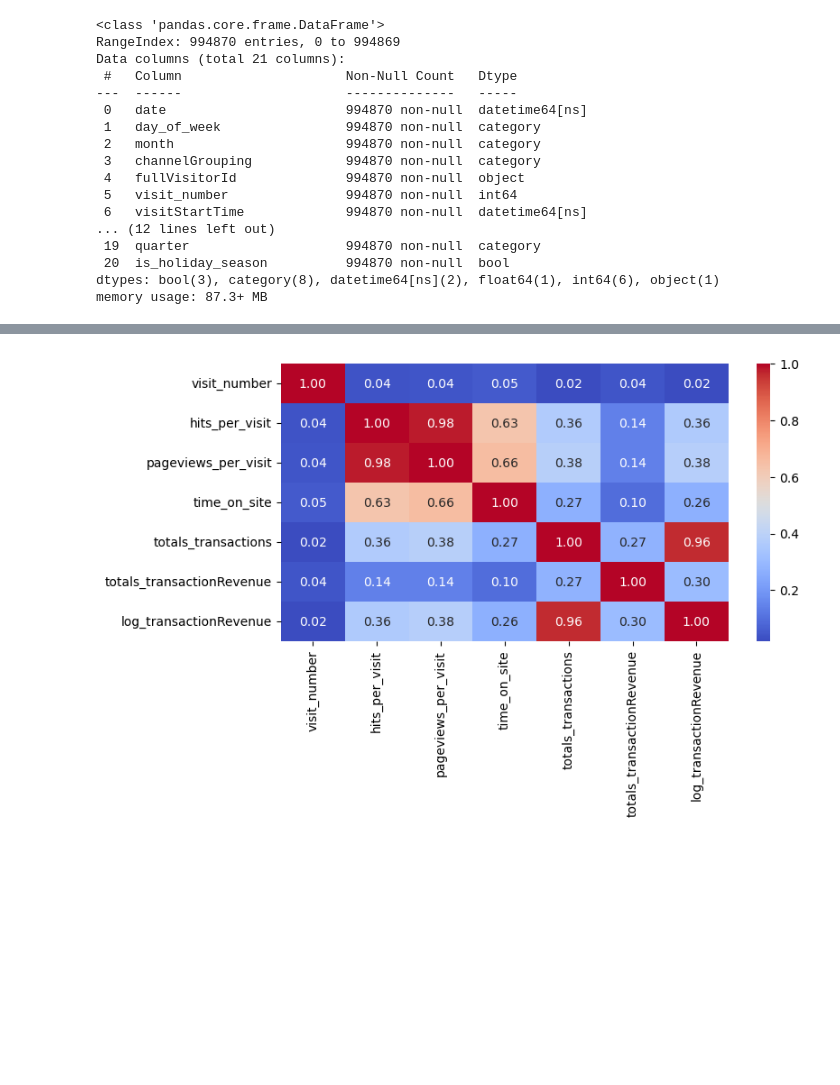
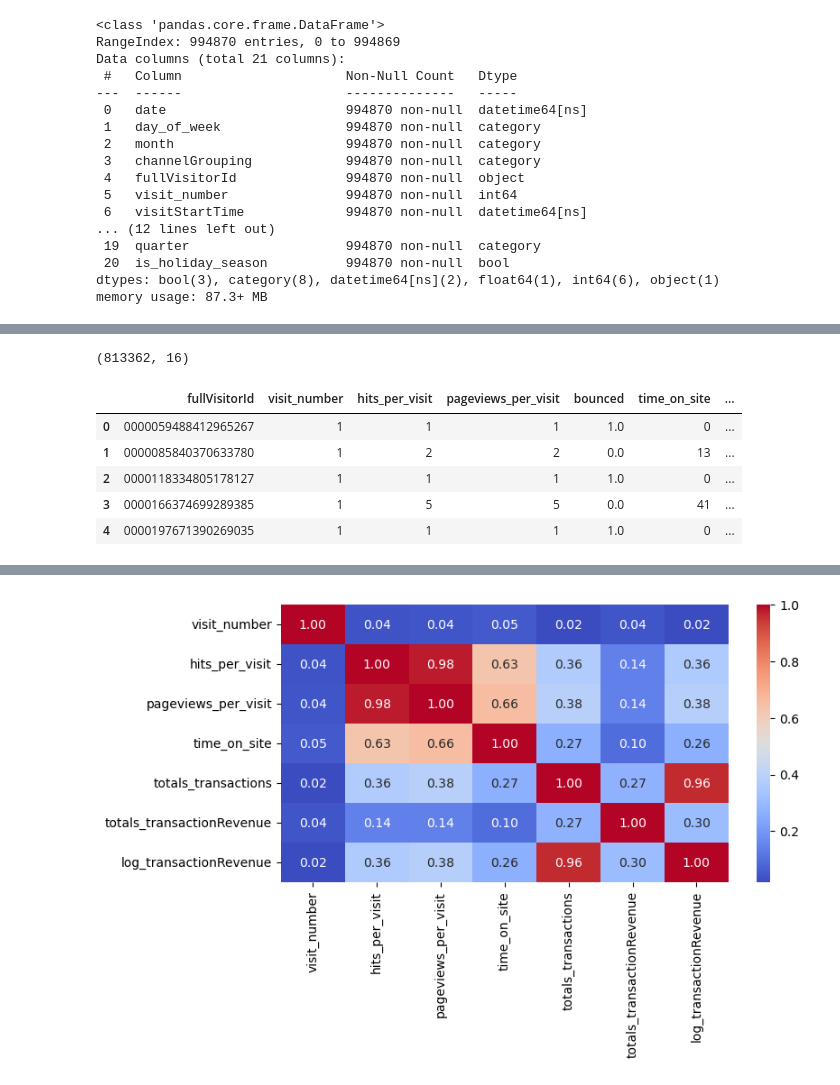
Before and after one commit to PaolaGaray/GA-CustomerRevenuePrediction, a Jupyter notebook: notebooks/feature_engineering.ipynb, the cells around one changed output, grey strips where cells are left out. Saved outputs shown, nothing was run; the diff lists cells and outputs as text; code cells hidden in the pictures; blank space fills up the shorter version.

```diff
--- a/notebooks/feature_engineering.ipynb
+++ b/notebooks/feature_engineering.ipynb
@@ -195,0 +207,31 @@ memory usage: 87.3+ MB
+# %%
+customer_df = df.groupby('fullVisitorId').agg({
+    'visit_number': 'max',               # The highest visit number recorded for a particular customer in the dataset
+    'hits_per_visit': 'sum',             # Total hits across all visits
+    'pageviews_per_visit': 'sum',        # Total pageviews across all visits (Reflects the total browsing activity)
+    'bounced': 'mean',                   # Average bounce rate per customer. Using the mean of bounced gives the proportion of sessions where the customer bounced across all their visits
+    'time_on_site': 'sum',               # Total time on site across visits
+    'totals_transactionRevenue': 'sum',  # Total revenue
+    'log_transactionRevenue': 'sum',     # Log-transformed revenue
+    'day_of_week': lambda x: x.mode()[0],# Most common day of the week for visits
+    'month': lambda x: x.mode()[0],      # Most common month for visits
+    'channelGrouping': lambda x: x.mode()[0], # Primary acquisition channel
+    'device_category': lambda x: x.mode()[0], # Preferred device category
+    'continent': lambda x: x.mode()[0],  # Most common continent of interaction
+    'country': lambda x: x.mode()[0],    # Most common country of interaction
+    'is_weekend': 'mean',                # Proportion of weekend visits
+    'is_holiday_season': 'mean'          # Proportion of holiday season visits
+}).reset_index()
+# %%
+customer_df.shape
+# %% [output]
+(813362, 16)
+# %%
+display(customer_df.head())
+# %% [output]
+|  | fullVisitorId | visit_number | hits_per_visit | pageviews_per_visit | bounced | time_on_site | ... |
+| 0 | 0000059488412965267 | 1 | 1 | 1 | 1.0 | 0 | ... |
+| 1 | 0000085840370633780 | 1 | 2 | 2 | 0.0 | 13 | ... |
+| 2 | 0000118334805178127 | 1 | 1 | 1 | 1.0 | 0 | ... |
+| 3 | 0000166374699289385 | 1 | 5 | 5 | 0.0 | 41 | ... |
+| 4 | 0000197671390269035 | 1 | 1 | 1 | 1.0 | 0 | ... |
```
Also changed, not shown: parts of 14 cells of this notebook.
